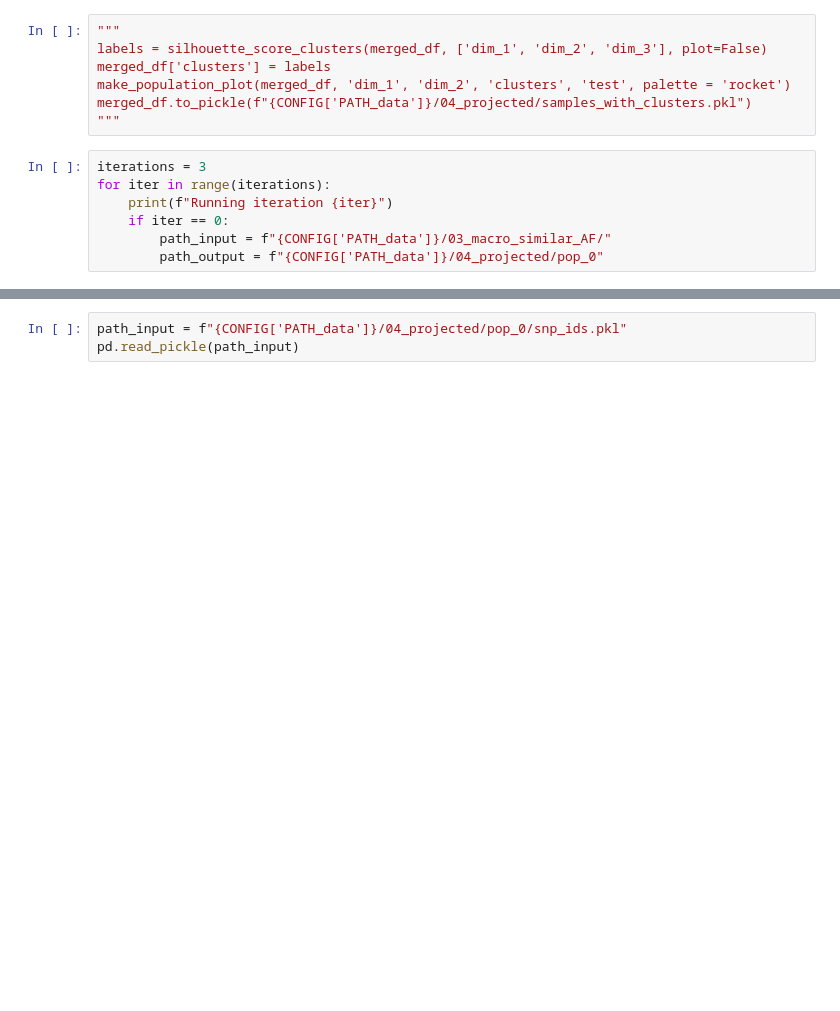
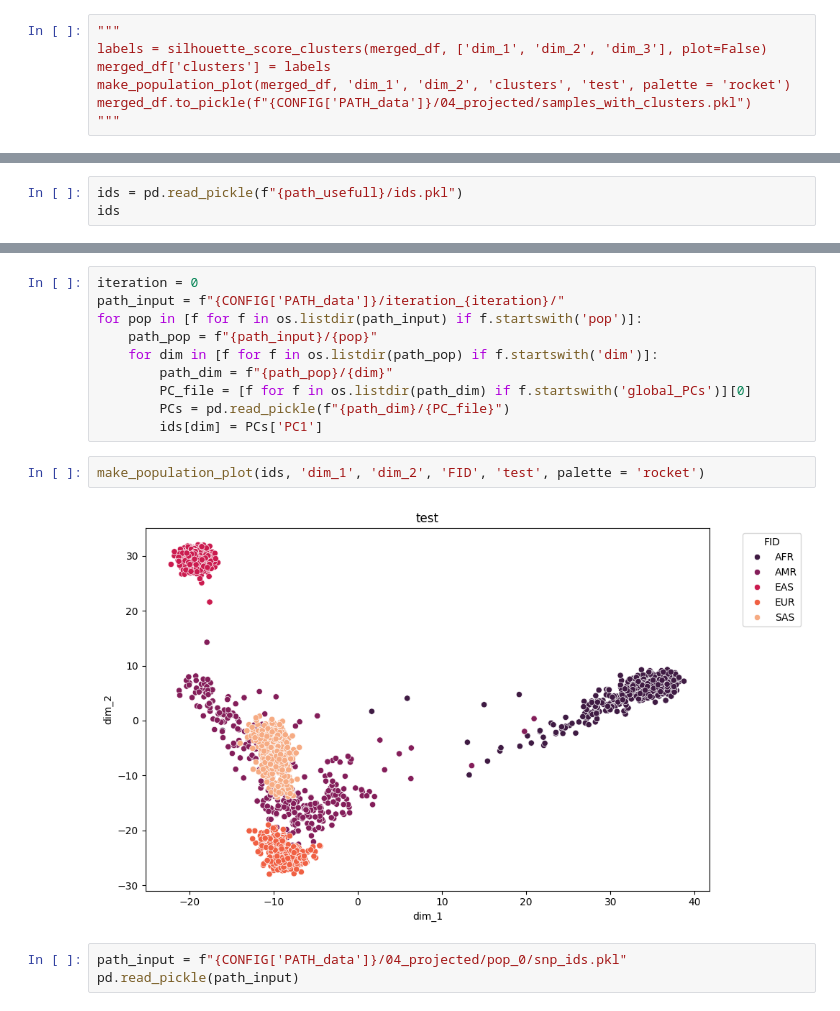
Before and after one commit to mat2m10/pca_projection, a Jupyter notebook: run_test.ipynb, the cells around one changed output, grey strips where cells are left out. Drawn from its saved outputs; the diff is of its cells as text; blank space fills up the shorter version.

```diff
--- a/run_test.ipynb
+++ b/run_test.ipynb
@@ -81,10 +90,3 @@ merged_df['clusters'] = labels
 make_population_plot(merged_df, 'dim_1', 'dim_2', 'clusters', 'test', palette = 'rocket')
 merged_df.to_pickle(f"{CONFIG['PATH_data']}/04_projected/samples_with_clusters.pkl")
 """
-# %%
-iterations = 3
-for iter in range(iterations):
-    print(f"Running iteration {iter}")
-    if iter == 0:
-        path_input = f"{CONFIG['PATH_data']}/03_macro_similar_AF/"
-        path_output = f"{CONFIG['PATH_data']}/04_projected/pop_0"
@@ -94,0 +199,3 @@ Running iteration 2
+# %%
+ids = pd.read_pickle(f"{path_usefull}/ids.pkl")
+ids
@@ -95,3 +216,17 @@ Running iteration 2
+# %%
+iteration = 0
+path_input = f"{CONFIG['PATH_data']}/iteration_{iteration}/"
+for pop in [f for f in os.listdir(path_input) if f.startswith('pop')]:
+    path_pop = f"{path_input}/{pop}"
+    for dim in [f for f in os.listdir(path_pop) if f.startswith('dim')]:
+        path_dim = f"{path_pop}/{dim}"
+        PC_file = [f for f in os.listdir(path_dim) if f.startswith('global_PCs')][0]
+        PCs = pd.read_pickle(f"{path_dim}/{PC_file}")
+        ids[dim] = PCs['PC1']
+# %%
+make_population_plot(ids, 'dim_1', 'dim_2', 'FID', 'test', palette = 'rocket')
+# %% [output]
+[figure, added]
 # %%
 path_input = f"{CONFIG['PATH_data']}/04_projected/pop_0/snp_ids.pkl"
 pd.read_pickle(path_input)
```
Also changed, not shown: parts of 6 cells of this notebook, 2 other files.
